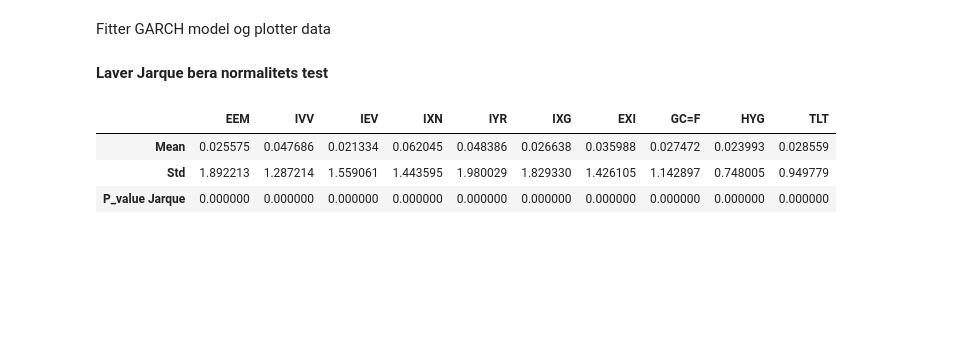
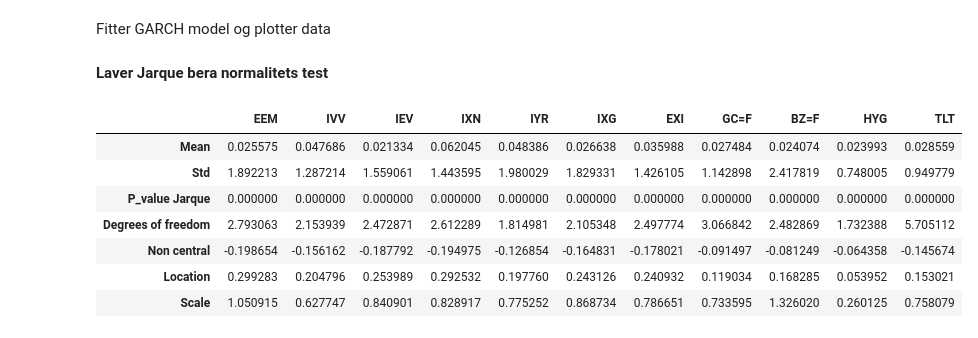
Before and after one commit to neriksen/thesis, a Jupyter notebook: Description of data/description_of_data.ipynb, the cells around one changed output. Saved outputs shown, nothing was run; the diff lists cells and outputs as text; code cells hidden in the pictures; blank space fills up the shorter version.

Commit message:
med skewed students t parameters

```diff
--- a/Description of data/description_of_data.ipynb
+++ b/Description of data/description_of_data.ipynb
@@ -105,12 +108,24 @@ ax4.set_ylim((-0.35,0.35))
 # %%
 mean = returns.mean()
 std = returns.std()
+#normality test
 jarque = returns.apply(scipy.jarque_bera, axis=0)
 p_values = jarque.iloc[1]
-row_names = pd.Index(['Mean', 'Std', 'P_value Jarque'])
-pd.DataFrame([mean, std, p_values], columns = tickers, index = row_names)
+#skewed students t parameters
+t_dist= returns.apply(scipy.nct.fit, axis=0)
+df_t=t_dist.iloc[0]
+nc_t=t_dist.iloc[1]
+loc_t=t_dist.iloc[2]
+scale_t=t_dist.iloc[3]
+
+row_names = pd.Index(['Mean', 'Std', 'P_value Jarque', 'Degrees of freedom','Non central','Location','Scale'])
+pd.DataFrame([mean, std, p_values, df_t, nc_t, loc_t, scale_t], columns = tickers, index = row_names)
 # %% [output]
-|  | EEM | IVV | IEV | IXN | IYR | IXG | EXI | GC=F | HYG | TLT |
-| Mean | 0.025575 | 0.047686 | 0.021334 | 0.062045 | 0.048386 | 0.026638 | 0.035988 | 0.027472 | 0.023993 | 0.028559 |
-| Std | 1.892213 | 1.287214 | 1.559061 | 1.443595 | 1.980029 | 1.829330 | 1.426105 | 1.142897 | 0.748005 | 0.949779 |
-| P_value Jarque | 0.000000 | 0.000000 | 0.000000 | 0.000000 | 0.000000 | 0.000000 | 0.000000 | 0.000000 | 0.000000 | 0.000000 |
+|  | EEM | IVV | IEV | IXN | IYR | IXG | EXI | GC=F | BZ=F | HYG | TLT |
+| Mean | 0.025575 | 0.047686 | 0.021334 | 0.062045 | 0.048386 | 0.026638 | 0.035988 | 0.027484 | 0.024074 | 0.023993 | 0.028559 |
+| Std | 1.892213 | 1.287214 | 1.559061 | 1.443595 | 1.980029 | 1.829331 | 1.426105 | 1.142898 | 2.417819 | 0.748005 | 0.949779 |
+| P_value Jarque | 0.000000 | 0.000000 | 0.000000 | 0.000000 | 0.000000 | 0.000000 | 0.000000 | 0.000000 | 0.000000 | 0.000000 | 0.000000 |
+| Degrees of freedom | 2.793063 | 2.153939 | 2.472871 | 2.612289 | 1.814981 | 2.105348 | 2.497774 | 3.066842 | 2.482869 | 1.732388 | 5.705112 |
+| Non central | -0.198654 | -0.156162 | -0.187792 | -0.194975 | -0.126854 | -0.164831 | -0.178021 | -0.091497 | -0.081249 | -0.064358 | -0.145674 |
+| Location | 0.299283 | 0.204796 | 0.253989 | 0.292532 | 0.197760 | 0.243126 | 0.240932 | 0.119034 | 0.168285 | 0.053952 | 0.153021 |
+| Scale | 1.050915 | 0.627747 | 0.840901 | 0.828917 | 0.775252 | 0.868734 | 0.786651 | 0.733595 | 1.326020 | 0.260125 | 0.758079 |
```
Also changed, not shown: parts of 5 cells of this notebook, 4 other files.
